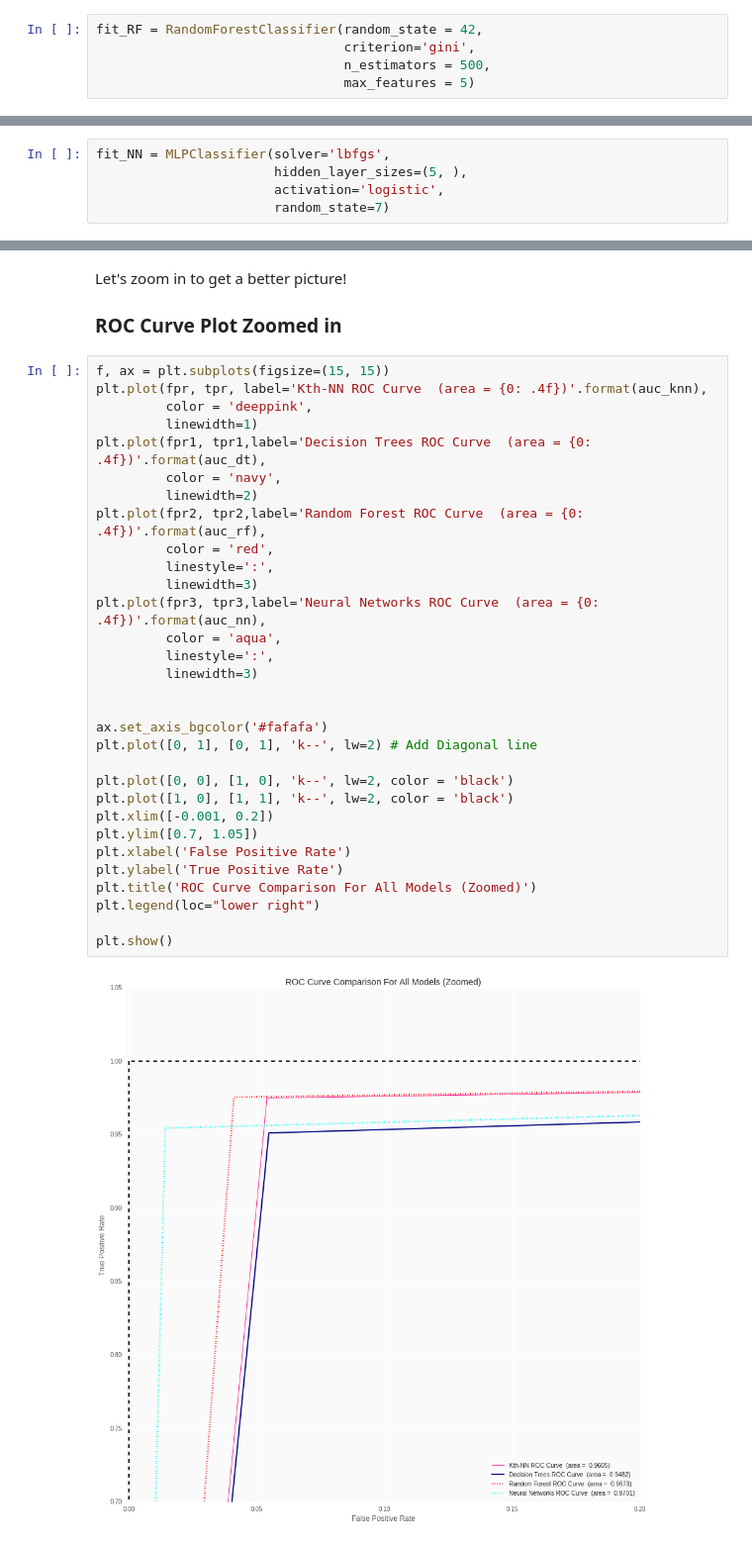
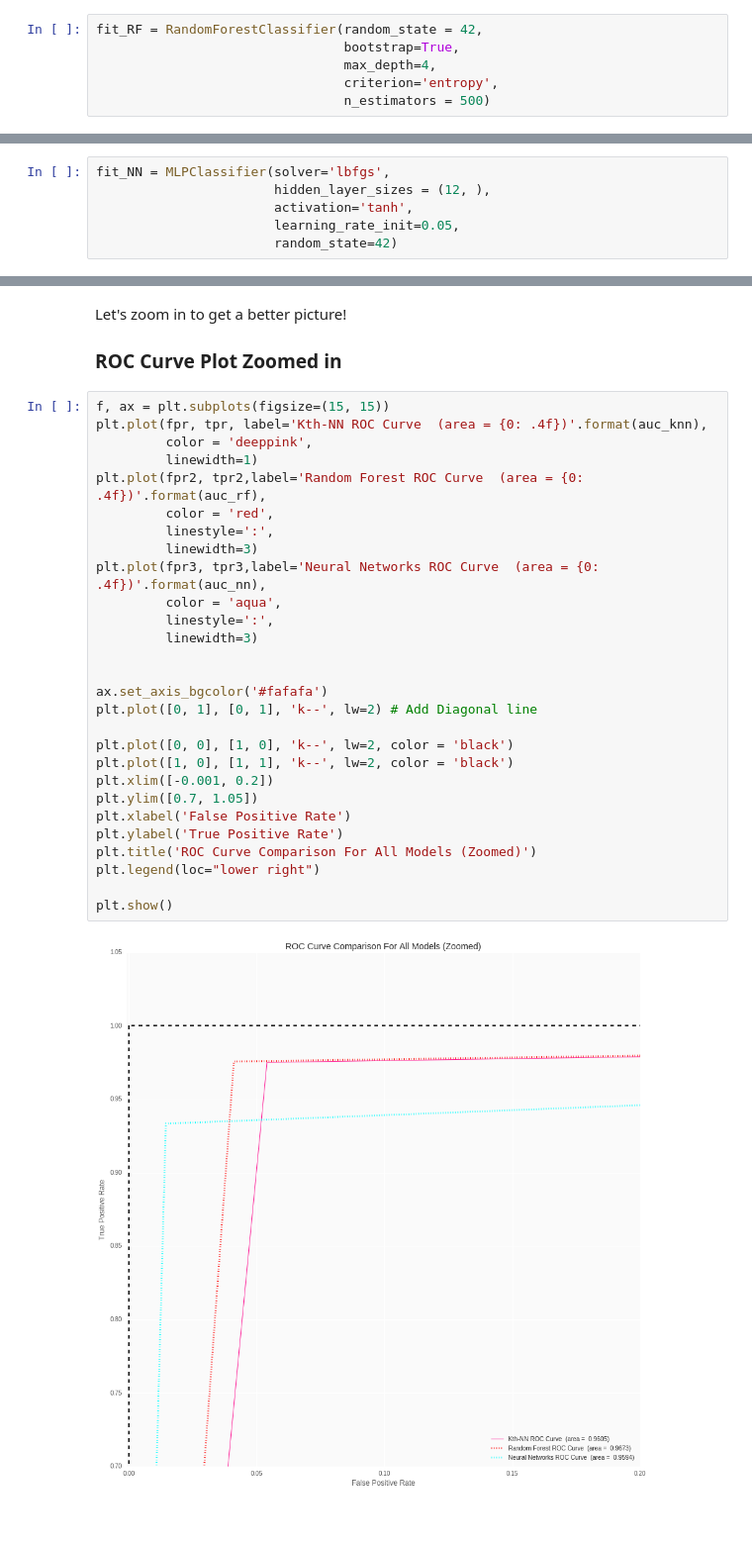
Before and after one commit to raviolli77/machineLearning_breastCancer_Python, a Jupyter notebook: breastCancerMachineLearningPresentation.ipynb, the cells around one changed output, grey strips where cells are left out. Shown at 99% size. Cells and saved outputs as stored; diff of their text form.

```diff
--- a/breastCancerMachineLearningPresentation.ipynb
+++ b/breastCancerMachineLearningPresentation.ipynb
@@ -613,9 +526,10 @@ Thus *Random Forest* aims to reduce this correlation by choosing only a subsampl
 Generally, we aim to create 500 trees and use our m to be sqrt(M) rounded down. So since we have 30 features I will use 5 for my `max_features` parameter. Recall I will be using the *Gini Importance* metric, although it is the default I will always include it in this project to give context.
 # %%
 fit_RF = RandomForestClassifier(random_state = 42,
-                                criterion='gini',
-                                n_estimators = 500,
-                                max_features = 5)
+                                bootstrap=True,
+                                max_depth=4,
+                                criterion='entropy',
+                                n_estimators = 500)
 # %%
 fit_RF.fit(training_set, class_set['diagnosis'])
 # %% [output]
@@ -766,9 +680,10 @@ breastCancerNorm = normalize_df(breastCancer)
 training_set_norm, class_set_norm, test_set_norm, test_class_set_norm = splitSets(breastCancerNorm)
 # %%
 fit_NN = MLPClassifier(solver='lbfgs',
-                       hidden_layer_sizes=(5, ),
-                       activation='logistic',
-                       random_state=7)
+                       hidden_layer_sizes = (12, ),
+                       activation='tanh',
+                       learning_rate_init=0.05,
+                       random_state=42)
 # %%
 fit_NN.fit(training_set_norm,
            class_set_norm['diagnosis'])
@@ -868,36 +780,33 @@ Let's zoom in to get a better picture!
 # %%
 f, ax = plt.subplots(figsize=(15, 15))
 plt.plot(fpr, tpr, label='Kth-NN ROC Curve  (area = {0: .4f})'.format(auc_knn),
          color = 'deeppink',
          linewidth=1)
-plt.plot(fpr1, tpr1,label='Decision Trees ROC Curve  (area = {0: .4f})'.format(auc_dt),
-         color = 'navy',
-         linewidth=2)
 plt.plot(fpr2, tpr2,label='Random Forest ROC Curve  (area = {0: .4f})'.format(auc_rf),
          color = 'red',
          linestyle=':',
          linewidth=3)
 plt.plot(fpr3, tpr3,label='Neural Networks ROC Curve  (area = {0: .4f})'.format(auc_nn),
          color = 'aqua',
          linestyle=':',
          linewidth=3)
 
 
 ax.set_axis_bgcolor('#fafafa')
 plt.plot([0, 1], [0, 1], 'k--', lw=2) # Add Diagonal line
 
 plt.plot([0, 0], [1, 0], 'k--', lw=2, color = 'black')
 plt.plot([1, 0], [1, 1], 'k--', lw=2, color = 'black')
 plt.xlim([-0.001, 0.2])
 plt.ylim([0.7, 1.05])
 plt.xlabel('False Positive Rate')
 plt.ylabel('True Positive Rate')
 plt.title('ROC Curve Comparison For All Models (Zoomed)')
 plt.legend(loc="lower right")
 
 plt.show()
 # %% [output]
-[figure, old version]
+[figure, new version]
 # %% [markdown]
 From the `auc` calculations we can see that both *Random Forest* and *Neural Networks* performed better than *Kth Nearest Neighbor* and *Decision Trees* which is pretty intuitive.
 
```
Also changed, not shown: parts of 33 cells of this notebook, 1 other file.
